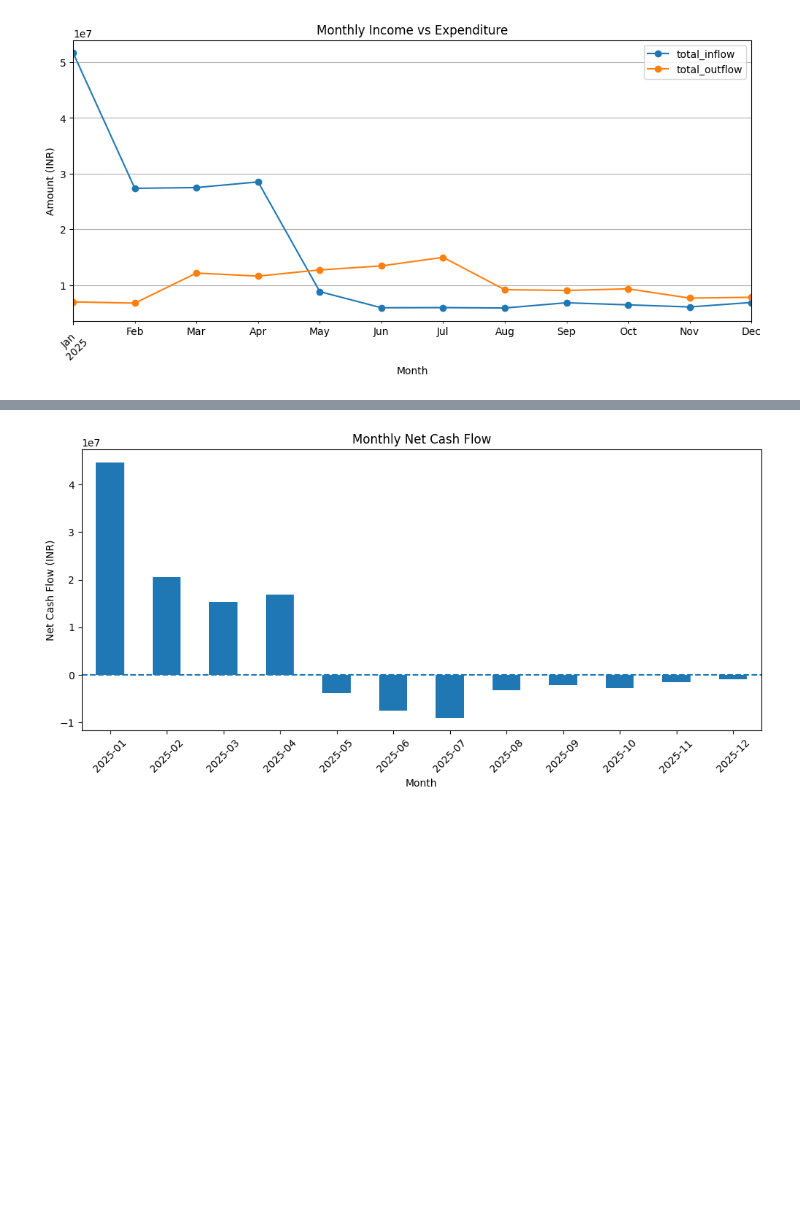
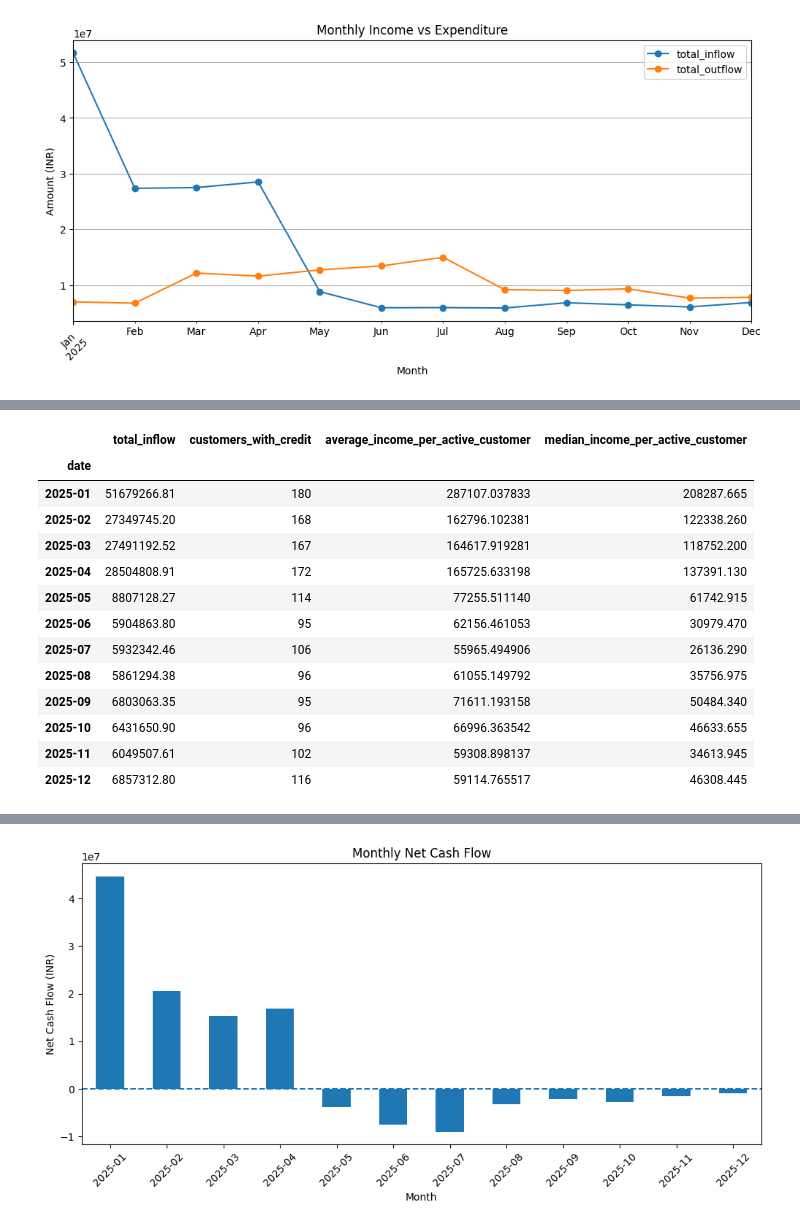
Before and after one commit to ReinSoup/Financial-Transaction-Intelligence, a Jupyter notebook: notebooks/v2_EDA.ipynb, the cells around one changed output, grey strips where cells are left out. Cells and saved outputs as stored; diff of their text form; code cells hidden in the pictures; blank space fills up the shorter version.

```diff
--- a/notebooks/v2_EDA.ipynb
+++ b/notebooks/v2_EDA.ipynb
@@ -298,0 +338,19 @@ plt.show()
+# %%
+monthly_customer_income_summary = pd.DataFrame({"total_inflow": monthly_credit_by_customer.sum(axis=1), "customers_with_credit": monthly_credit_by_customer.gt(0).sum(axis=1), "average_income_per_active_customer": monthly_credit_by_customer.where(monthly_credit_by_customer > 0).mean(axis=1), "median_income_per_active_customer": monthly_credit_by_customer.where(monthly_credit_by_customer > 0).median(axis=1)})
+
+monthly_customer_income_summary
+# %% [output]
+|  | total_inflow | customers_with_credit | average_income_per_active_customer | median_income_per_active_customer |
+| date |  |  |  |  |
+| 2025-01 | 51679266.81 | 180 | 287107.037833 | 208287.665 |
+| 2025-02 | 27349745.20 | 168 | 162796.102381 | 122338.260 |
+| 2025-03 | 27491192.52 | 167 | 164617.919281 | 118752.200 |
+| 2025-04 | 28504808.91 | 172 | 165725.633198 | 137391.130 |
+| 2025-05 | 8807128.27 | 114 | 77255.511140 | 61742.915 |
+| 2025-06 | 5904863.80 | 95 | 62156.461053 | 30979.470 |
+| 2025-07 | 5932342.46 | 106 | 55965.494906 | 26136.290 |
+| 2025-08 | 5861294.38 | 96 | 61055.149792 | 35756.975 |
+| 2025-09 | 6803063.35 | 95 | 71611.193158 | 50484.340 |
+| 2025-10 | 6431650.90 | 96 | 66996.363542 | 46633.655 |
+| 2025-11 | 6049507.61 | 102 | 59308.898137 | 34613.945 |
+| 2025-12 | 6857312.80 | 116 | 59114.765517 | 46308.445 |
```
Also changed, not shown: parts of 6 cells of this notebook.
